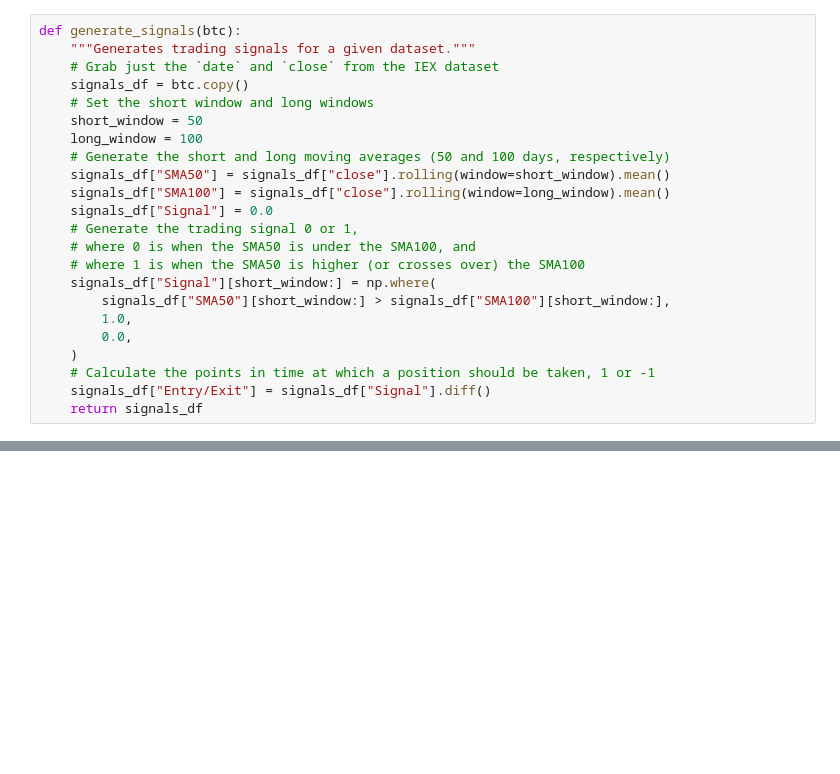
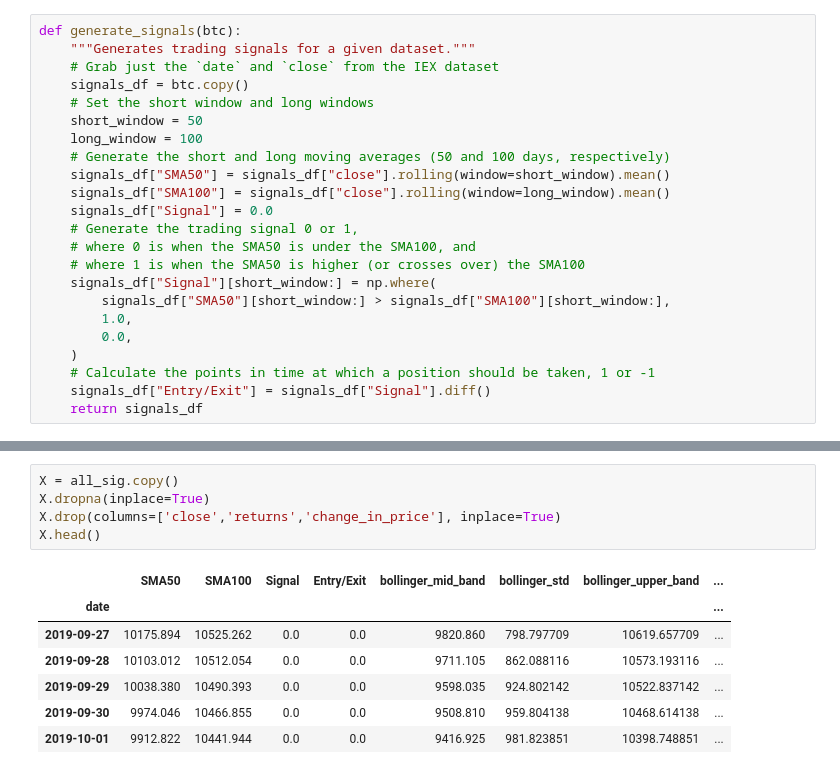
Before and after one commit to hammer888-tech/project2_algo_trading, a Jupyter notebook: movAvgBolBand.ipynb, the cells around one changed output, grey strips where cells are left out. Cells and saved outputs as stored; diff of their text form; blank space fills up the shorter version.

```diff
--- a/movAvgBolBand.ipynb
+++ b/movAvgBolBand.ipynb
@@ -141,0 +199,13 @@ all_sig
+# %%
+X = all_sig.copy()
+X.dropna(inplace=True)
+X.drop(columns=['close','returns','change_in_price'], inplace=True)
+X.head()
+# %% [output]
+|  | SMA50 | SMA100 | Signal | Entry/Exit | bollinger_mid_band | bollinger_std | bollinger_upper_band | ... |
+| date |  |  |  |  |  |  |  | ... |
+| 2019-09-27 | 10175.894 | 10525.262 | 0.0 | 0.0 | 9820.860 | 798.797709 | 10619.657709 | ... |
+| 2019-09-28 | 10103.012 | 10512.054 | 0.0 | 0.0 | 9711.105 | 862.088116 | 10573.193116 | ... |
+| 2019-09-29 | 10038.380 | 10490.393 | 0.0 | 0.0 | 9598.035 | 924.802142 | 10522.837142 | ... |
+| 2019-09-30 | 9974.046 | 10466.855 | 0.0 | 0.0 | 9508.810 | 959.804138 | 10468.614138 | ... |
+| 2019-10-01 | 9912.822 | 10441.944 | 0.0 | 0.0 | 9416.925 | 981.823851 | 10398.748851 | ... |
```
Also changed, not shown: parts of 21 cells of this notebook.
